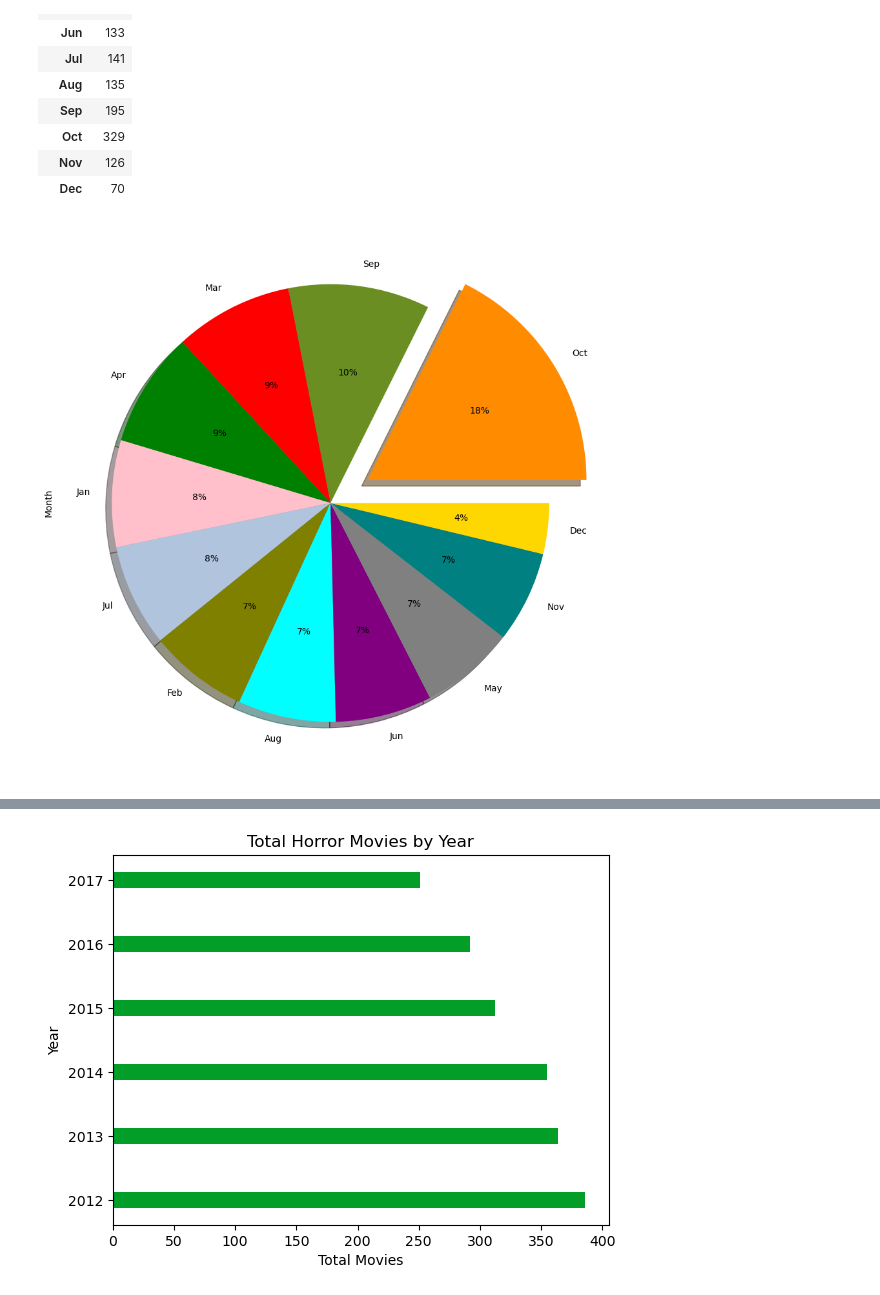
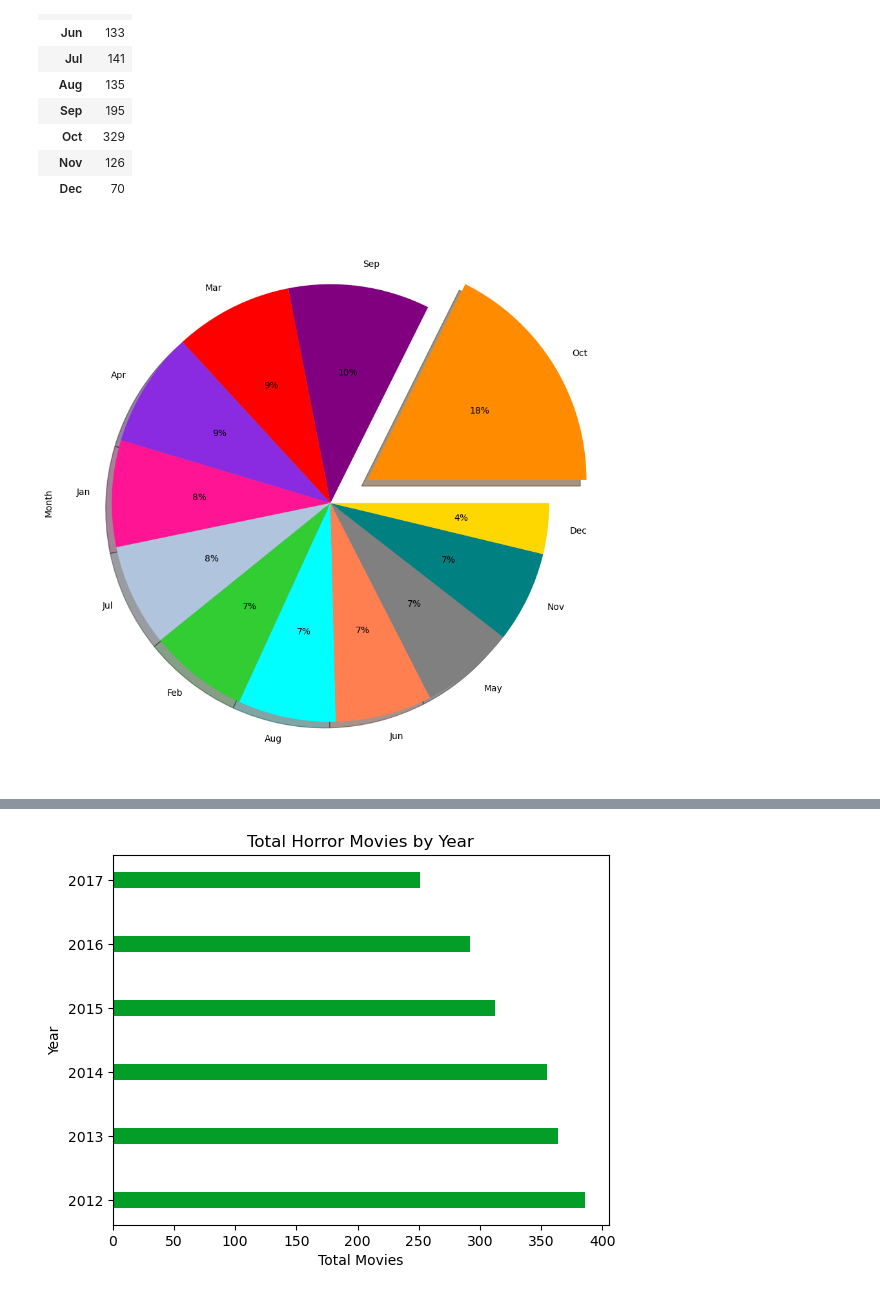
Before and after one commit to PerryMark773/Project-1-Team-1, a Jupyter notebook: VS_MONTHS.ipynb, the cells around one changed output, grey strips where cells are left out. Drawn from its saved outputs; the diff is of its cells as text; code cells hidden in the pictures.

Commit message:
que one w charts compl

```diff
--- a/VS_MONTHS.ipynb
+++ b/VS_MONTHS.ipynb
@@ -351,18 +351,18 @@ df_sorted
 # %%
 # Creating a pie chart to show which month releases most horror movies
 total_mo = IMDB_Clean4_df['Month'].value_counts()
 
 y = ["Jan", "Feb", "Mar", "Apr", "May", "Jun", "Jul", "Aug", "Sep", "Oct", "Nov", "Dec"]
 myexplode = [0.2, 0, 0, 0, 0, 0, 0, 0, 0, 0, 0, 0]
-mycolors = ["darkorange", "olivedrab", "red", "green", "pink", "lightsteelblue","olive", "cyan",
-            "purple", "gray", "teal", "gold"]
+mycolors = ["darkorange", "purple", "red", "blueviolet", "deeppink", "lightsteelblue","limegreen", "cyan",
+            "coral", "gray", "teal", "gold"]
 
 # to create the pie chart
 total_mo.plot(kind = 'pie', y = y, figsize = (11,11), autopct='%1.0f%%', explode= myexplode,
               shadow = True, colors = mycolors)
 
 plt.show()
 # %% [output]
-[figure, old version]
+[figure, new version]
 # %%
 # Generate a line plot
```
Also changed, not shown: parts of 2 cells of this notebook.
